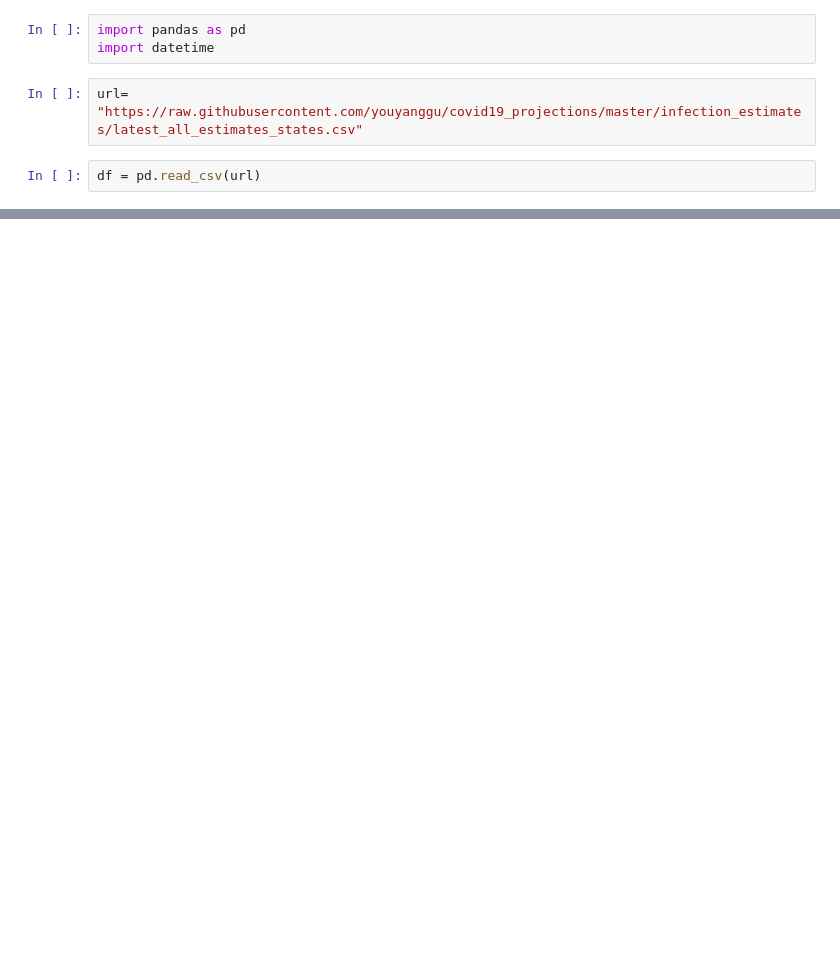
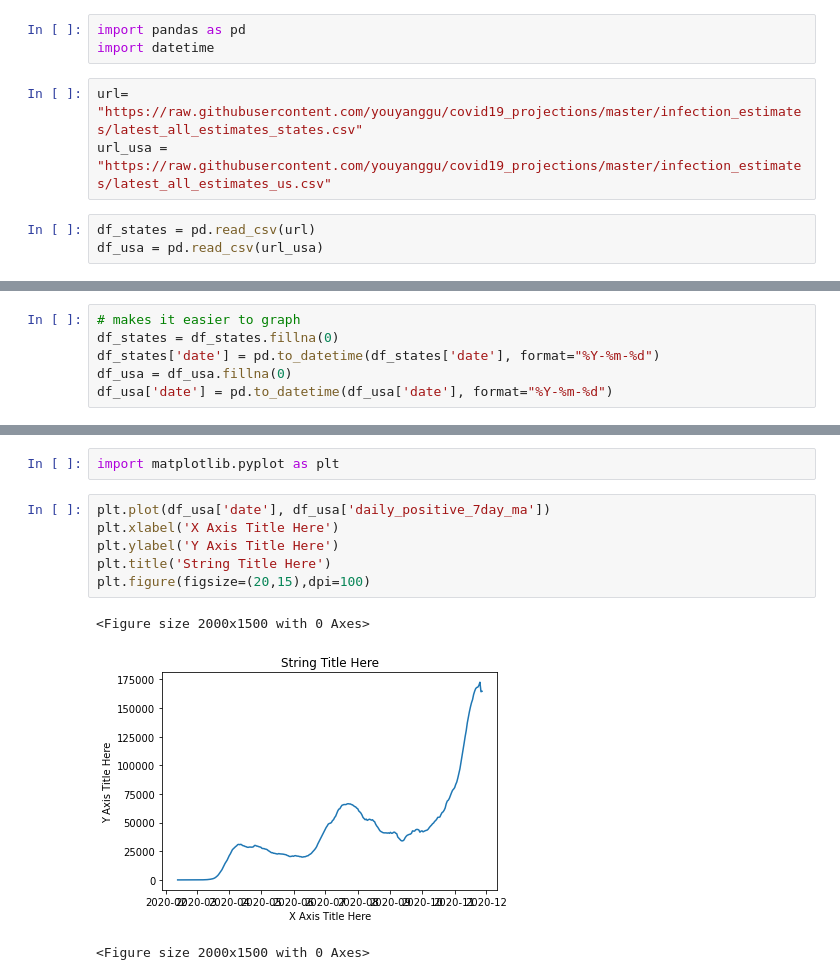
Before and after one commit to michaelcave1515/ai_work, a Jupyter notebook: covid_data/guInfectionEstimates.ipynb, the cells around one changed output, grey strips where cells are left out. Saved outputs shown, nothing was run; the diff lists cells and outputs as text; blank space fills up the shorter version.

```diff
--- a/covid_data/guInfectionEstimates.ipynb
+++ b/covid_data/guInfectionEstimates.ipynb
@@ -3,5 +3,7 @@ import pandas as pd
 import datetime
 # %%
 url= "https://raw.githubusercontent.com/youyanggu/covid19_projections/master/infection_estimates/latest_all_estimates_states.csv"
+url_usa = "https://raw.githubusercontent.com/youyanggu/covid19_projections/master/infection_estimates/latest_all_estimates_us.csv"
 # %%
-df = pd.read_csv(url)
+df_states = pd.read_csv(url)
+df_usa = pd.read_csv(url_usa)
@@ -58,0 +10,6 @@ os.getcwd()
+# %%
+# makes it easier to graph
+df_states = df_states.fillna(0)
+df_states['date'] = pd.to_datetime(df_states['date'], format="%Y-%m-%d")
+df_usa = df_usa.fillna(0)
+df_usa['date'] = pd.to_datetime(df_usa['date'], format="%Y-%m-%d")
@@ -58,0 +47,12 @@ os.getcwd()
+# %%
+import matplotlib.pyplot as plt
+# %%
+plt.plot(df_usa['date'], df_usa['daily_positive_7day_ma'])
+plt.xlabel('X Axis Title Here')
+plt.ylabel('Y Axis Title Here')
+plt.title('String Title Here')
+plt.figure(figsize=(20,15),dpi=100)
+# %% [output]
+<Figure size 2000x1500 with 0 Axes>
+[figure, added]
+<Figure size 2000x1500 with 0 Axes>
```
Also changed, not shown: parts of 8 cells of this notebook, 2 other files.
